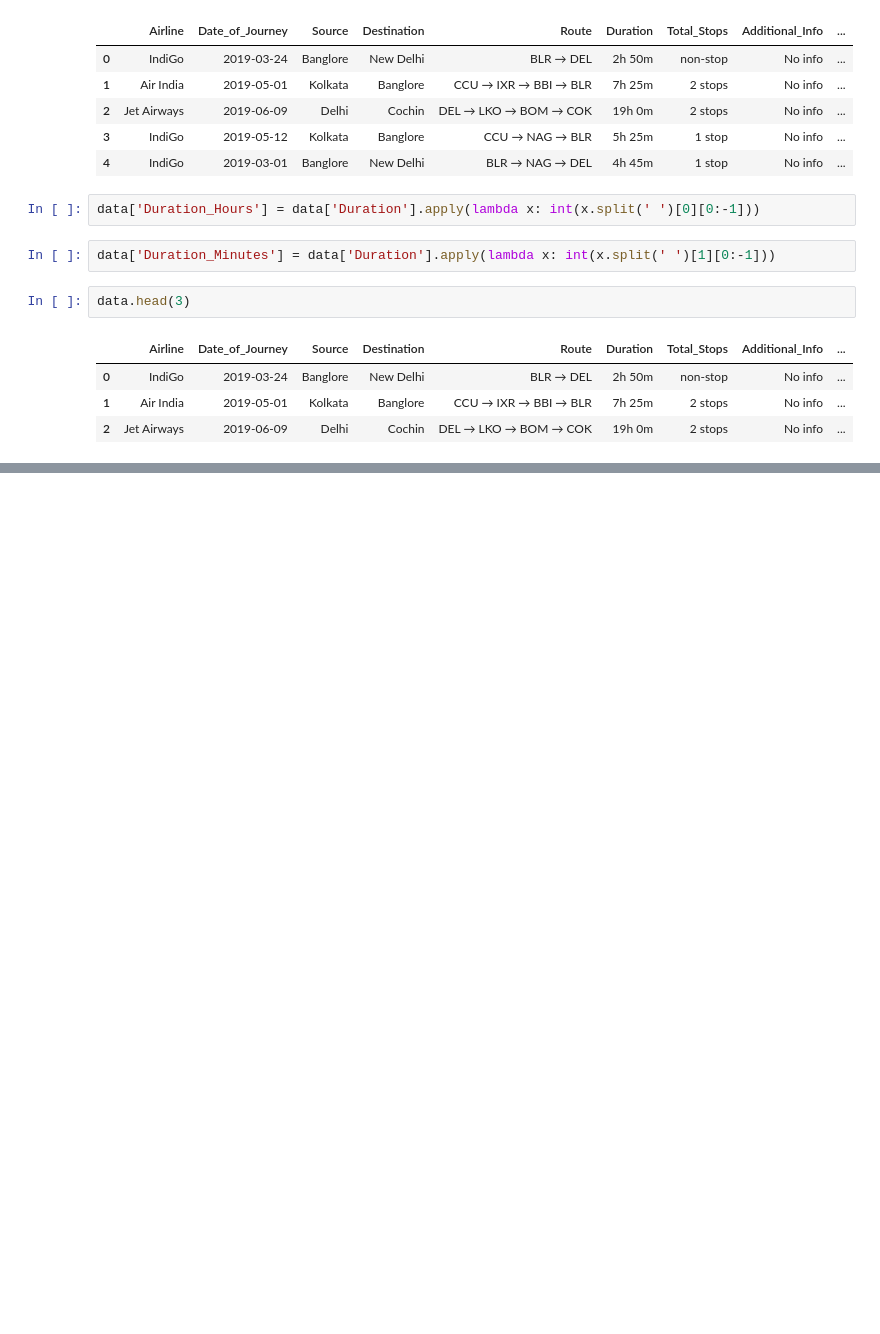
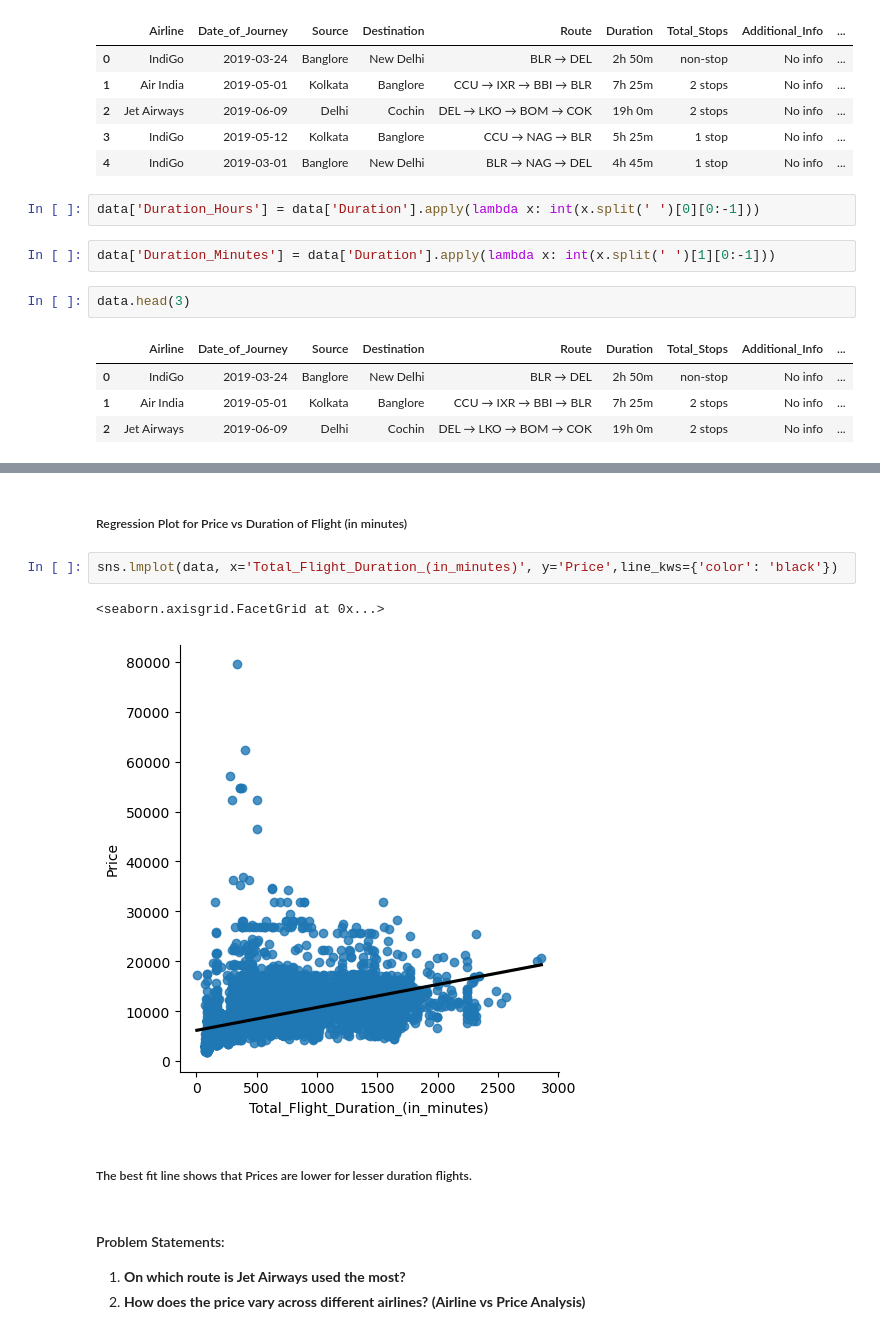
Before and after one commit to vanitiwari/Flight_Price_Prediction, a Jupyter notebook: Flight price prediction model.ipynb, the cells around one changed output, grey strips where cells are left out. Cells and saved outputs as stored; diff of their text form; blank space fills up the shorter version.

```diff
--- a/Flight price prediction model.ipynb
+++ b/Flight price prediction model.ipynb
@@ -403,0 +448,14 @@ data.head(3)
+# %% [markdown]
+##### Regression Plot for Price vs Duration of Flight (in minutes) #####
+# %%
+sns.lmplot(data, x='Total_Flight_Duration_(in_minutes)', y='Price',line_kws={'color': 'black'})
+# %% [output]
+<seaborn.axisgrid.FacetGrid at 0x...>
+[figure, added]
+# %% [markdown]
+##### The best fit line shows that Prices are lower for lesser duration flights. #####
+# %% [markdown]
+#### Problem Statements:
+
+1. **On which route is Jet Airways used the most?**
+2. **How does the price vary across different airlines? (Airline vs Price Analysis)**
```
Also changed, not shown: parts of 31 cells of this notebook.
